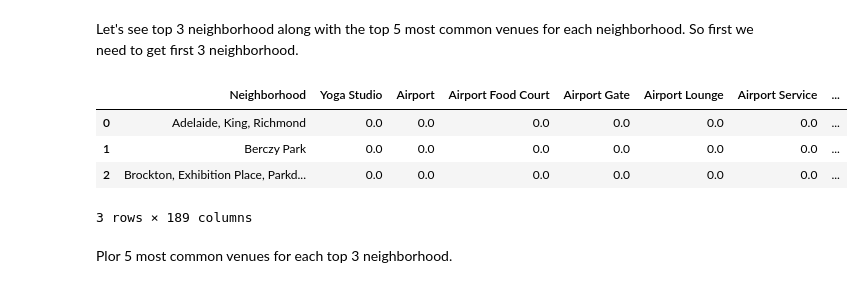
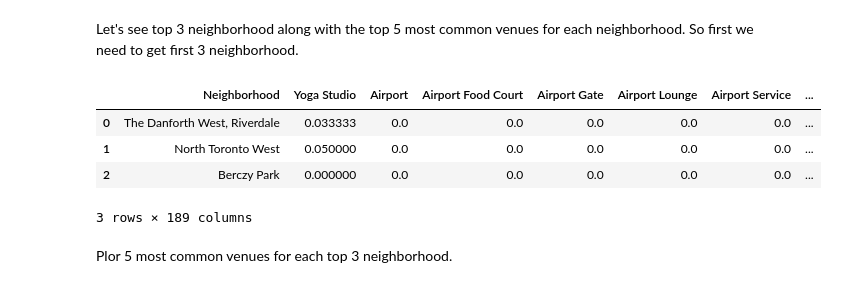
Before and after one commit to yeinel/The-Battle-of-Neighborhoods, a Jupyter notebook: The-Battle-of-Neighborhoods-week2.ipynb, the cells around one changed output. Saved outputs shown, nothing was run; the diff lists cells and outputs as text; code cells hidden in the pictures.

```diff
--- a/The-Battle-of-Neighborhoods-week2.ipynb
+++ b/The-Battle-of-Neighborhoods-week2.ipynb
@@ -440,3 +440,5 @@ toronto_grouped.head()
 # %%
 toronto_grouped_top_3 = toronto_grouped_top_3.iloc[0:0]
 toronto_grouped_top_3 = toronto_grouped.copy()
+toronto_grouped_top_3.set_index('Neighborhood', inplace=True)
+toronto_grouped_top_3.head()
@@ -445,15 +456,15 @@ Let's see top 3 neighborhood along with the top 5 most common venues for each ne
 So first we need to get first 3 neighborhood.
 # %%
 #sum mean for each Neighborhood
-toronto_grouped_top_3["Total"] = toronto_grouped_top_3.loc[:, toronto_grouped_top_3.columns != 'Neighborhood'].sum(axis=0,skipna=True,numeric_only=True)
+toronto_grouped_top_3.loc[:,"Total"] = toronto_grouped_top_3.sum(axis=1,skipna=True,numeric_only=True)
 #order Neighborhood by total venue frecuency
-toronto_grouped_top_3 = toronto_grouped_top_3.sort_values('Total', ascending=False).reset_index(drop=True).head(3)
+toronto_grouped_top_3 = toronto_grouped_top_3.sort_values('Total', ascending=False).reset_index().head(3)
 toronto_grouped_top_3
 # %% [output]
 |  | Neighborhood | Yoga Studio | Airport | Airport Food Court | Airport Gate | Airport Lounge | Airport Service | ... |
-| 0 | Adelaide, King, Richmond | 0.0 | 0.0 | 0.0 | 0.0 | 0.0 | 0.0 | ... |
-| 1 | Berczy Park | 0.0 | 0.0 | 0.0 | 0.0 | 0.0 | 0.0 | ... |
-| 2 | Brockton, Exhibition Place, Parkd... | 0.0 | 0.0 | 0.0 | 0.0 | 0.0 | 0.0 | ... |
+| 0 | The Danforth West, Riverdale | 0.033333 | 0.0 | 0.0 | 0.0 | 0.0 | 0.0 | ... |
+| 1 | North Toronto West | 0.050000 | 0.0 | 0.0 | 0.0 | 0.0 | 0.0 | ... |
+| 2 | Berczy Park | 0.000000 | 0.0 | 0.0 | 0.0 | 0.0 | 0.0 | ... |
 3 rows × 189 columns
 # %% [markdown]
 Plor 5 most common venues for each top 3 neighborhood.
```
Also changed, not shown: parts of 14 cells of this notebook.
